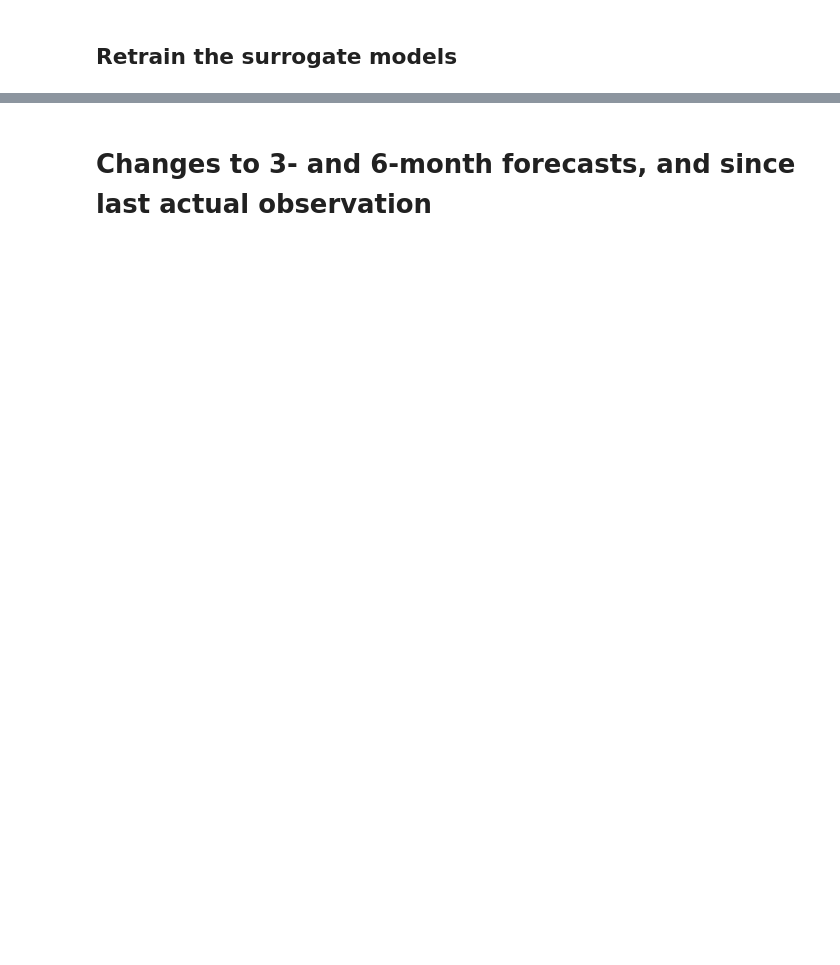
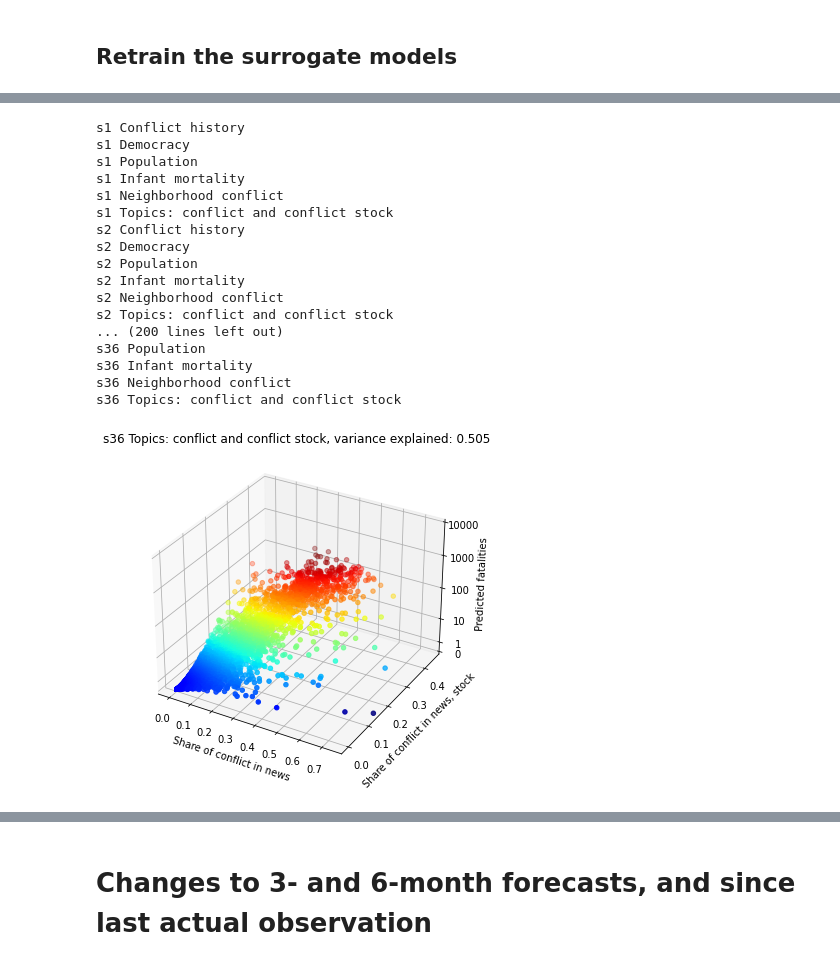
Before and after one commit to prio-data/FCDO_predicting_fatalities, a Jupyter notebook: cm_futurepredictions.ipynb, the cells around one changed output, grey strips where cells are left out. Drawn from its saved outputs; the diff is of its cells as text; code cells hidden in the pictures; blank space fills up the shorter version.

```diff
--- a/cm_futurepredictions.ipynb
+++ b/cm_futurepredictions.ipynb
@@ -918,18 +1164,37 @@ Datasets[10]['df']['vdem_v2x_libdem'].loc[544]
 # %%
 from cm_surrogatemodels import TrainSurrogateModels
 SurrogateModelSteps = [1,3,6,36]
 SurrogateModelSteps = steps
 EndOfHistory_test = test_partitioner_dict['train'][1]
-Plotpath = Mydropbox + 'Projects/PredictingFatalities/SurrogateModels/'
+Plotpath = Mydropbox + f'DataReleases/MonthlyUpdates/{run_id}_{prod_id}/Surrogate'
 
 
 
 SurrogateModelList = TrainSurrogateModels(data_df = Datasets[10]['df'],
                                           Ensemble_df = ensemble_test_df,
                                           EndOfHistory = EndOfHistory_test,
                                           SurrogateModelSteps = SurrogateModelSteps,
                                           NumberOfMonths = 48,
                                           Plotpath = Plotpath)
+# %% [output]
+s1 Conflict history
+s1 Democracy
+s1 Population
+s1 Infant mortality
+s1 Neighborhood conflict
+s1 Topics: conflict and conflict stock
+s2 Conflict history
+s2 Democracy
+s2 Population
+s2 Infant mortality
+s2 Neighborhood conflict
+s2 Topics: conflict and conflict stock
+... (200 lines left out)
+s36 Population
+s36 Infant mortality
+s36 Neighborhood conflict
+s36 Topics: conflict and conflict stock
+[figure, added]
 # %%
 predictors_df = Datasets[10]['df'].loc[EndOfHistory]
 
```
Also changed, not shown: parts of 27 cells of this notebook.
